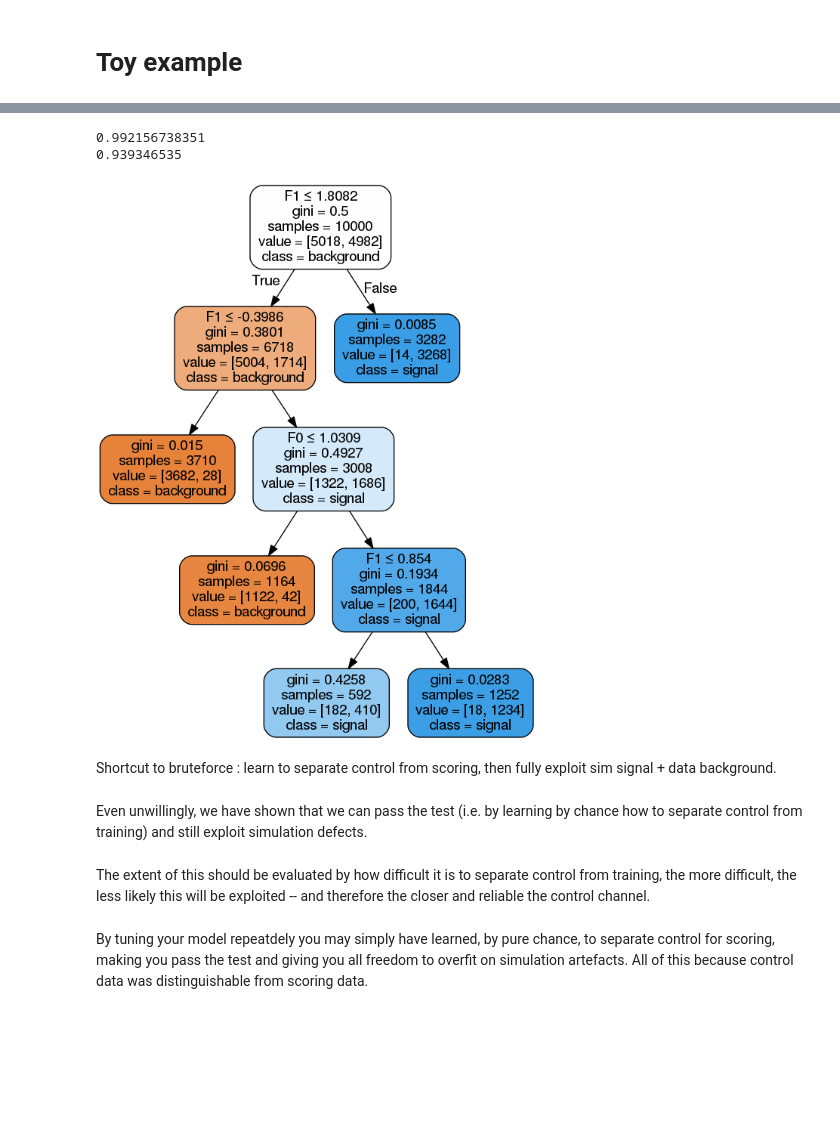
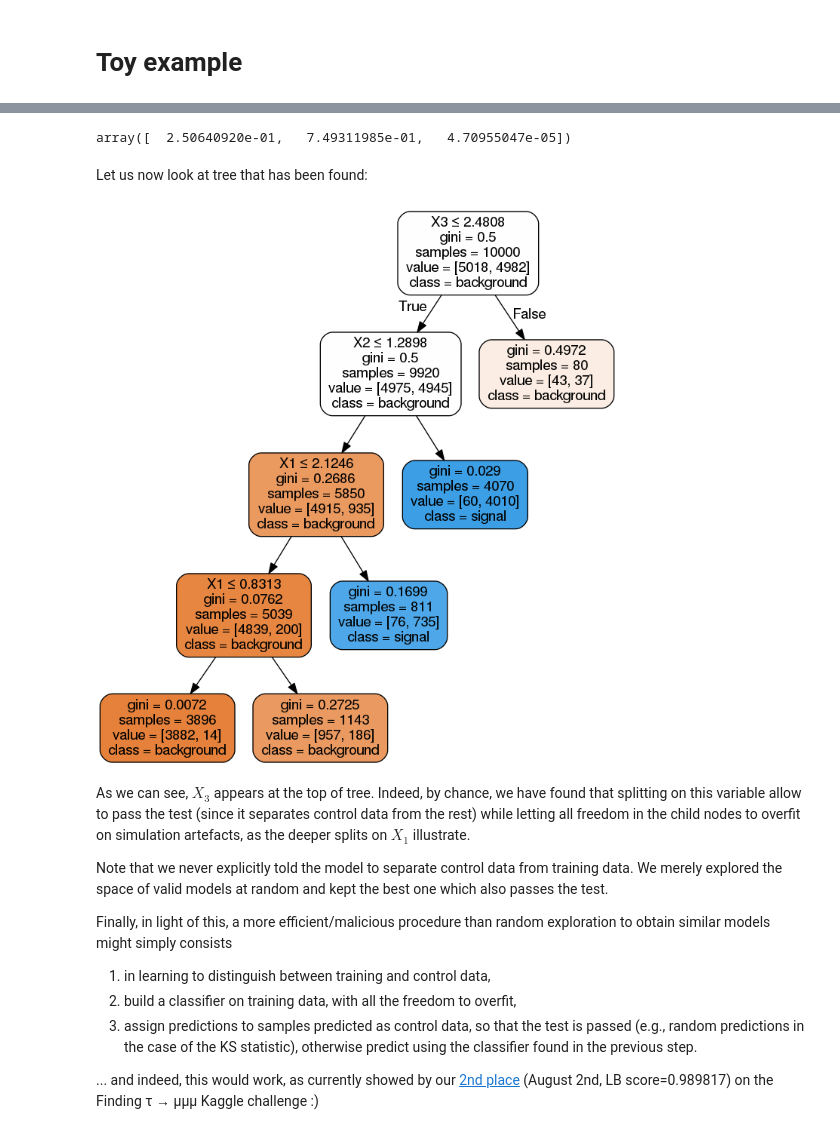
Before and after one commit to glouppe/notebooks, a Jupyter notebook: Classification with a control channel.ipynb, the cells around one changed output, grey strips where cells are left out. Saved outputs shown, nothing was run; the diff lists cells and outputs as text; code cells hidden in the pictures; blank space fills up the shorter version.

```diff
--- a/Classification with a control channel.ipynb
+++ b/Classification with a control channel.ipynb
@@ -62,22 +77,13 @@ As an illustrative example, let us consider
 # %%
-%matplotlib inline
-
-import numpy as np
-import matplotlib.pyplot as plt
+# Generate data
 from scipy.stats import norm
 
-from sklearn.ensemble import RandomForestClassifier
-from sklearn.cross_validation import train_test_split
-from sklearn.metrics import roc_curve
-from sklearn.metrics import roc_auc_score
-
-
 parameters = {
-    "signal-data": [(0, 1), (2, 1), (0, 1)],
-    "signal-sim": [(3, 1), (2.2, 1), (0, 1)],
-    "background-data": [(0, 1), (-1, 1), (0, 1)],
-    "control-data": [(0.2, 1.1), (2, 1.1), (3, 1)],
-    "control-sim": [(3.2, 1.1), (2.2, 1.1), (3, 1)],
+    "signal-data":      [(0, 1),     (2, 1),     (0, 1)],
+    "signal-sim":       [(3, 1),     (2.2, 1),   (0, 1)],
+    "background-data":  [(0, 1),     (-1, 1),    (0, 1)],
+    "control-data":     [(0.3, 1.2), (2.3, 1.2), (3, 1)],
+    "control-sim":      [(3.3, 1.2), (2.5, 1.2), (3, 1)],
 }
 
 def build(label, n_samples=10000):
@@ -89,4 +95,10 @@ def build(label, n_samples=10000):
     X[:, 2] = norm(*p[2]).rvs(n_samples)
 
     return X
+
+X_signal_data = build("signal-data")
+X_signal_sim = build("signal-sim")
+X_background_data = build("background-data")
+X_control_data = build("control-data")
+X_control_sim = build("control-sim")
 # %%
@@ -113,6 +145,11 @@ for i in range(3):
 # %%
-def compute_ks(pred_sim, pred_data):
+from sklearn.metrics import roc_curve
+
+def ks(pred_sim, pred_data):
     y = np.concatenate((np.ones(len(pred_sim)), np.zeros(len(pred_data))))
     pred = np.concatenate((pred_sim, pred_data))
     fpr, tpr, _ = roc_curve(y, pred)
     return np.max(np.abs(fpr - tpr))
+
+print "KS statistic =", ks(rf.predict_proba(X_control_sim)[:, 1],
+                           rf.predict_proba(X_control_data)[:, 1])
@@ -174,31 +216,29 @@ for seed in range(10000):
+# %%
+tree.feature_importances_
+# %% [output]
+array([  2.50640920e-01,   7.49311985e-01,   4.70955047e-05])
+# %% [markdown]
+Let us now look at tree that has been found:
 # %%
-clf = ExtraTreesClassifier(n_estimators=1, max_features=1, max_leaf_nodes=5, random_state=best_seed)
-clf.fit(X_train, y_train)
-
-print roc_auc_score(y_test, clf.predict_proba(X_test)[:, 1])
-
-X_data = np.vstack((X_background_data, X_signal_data))
-y_data = np.concatenate((np.zeros(len(X_background_data)), np.ones(len(X_signal_data))))
-print roc_auc_score(y_data, clf.predict_proba(X_data)[:, 1])
-
 from sklearn.tree import export_graphviz
 from IPython.display import Image
 with open("tree.dot", 'w') as f:
-    f = export_graphviz(clf.estimators_[0], out_file=f, feature_names=["F0", "F1", "F2"],
+    f = export_graphviz(tree.estimators_[0], out_file=f, feature_names=["X1", "X2", "X3"],
                          class_names=["background", "signal"],
                          filled=True, rounded=True,
                          special_characters=True)
 !dot -Tpng tree.dot -o tree.png
 Image("tree.png")
 # %% [output]
-0.992156738351
-0.939346535
-[figure, old version]
+[figure, new version]
-# %% [markdown]
-Shortcut to bruteforce : learn to separate control from scoring, then fully exploit sim signal + data background.
-# %% [markdown]
-Even unwillingly, we have shown that we can pass the test (i.e. by learning by chance how to separate control from training) and still exploit simulation defects.
-# %% [markdown]
-The extent of this should be evaluated by how difficult it is to separate control from training, the more difficult, the less likely this will be exploited -- and therefore the closer and reliable the control channel.
-# %% [markdown]
-By tuning your model repeatdely you may simply have learned, by pure chance, to separate control for scoring, making you pass the test and giving you all freedom to overfit on simulation artefacts. All of this because control data was distinguishable from scoring data.
+# %% [markdown]
+As we can see, $X_3$ appears at the top of tree. Indeed, by chance, we have found that splitting on this variable allow to pass the test (since it separates control data from the rest) while letting all freedom in the child nodes to overfit on simulation artefacts, as the deeper splits on $X_1$ illustrate.
+
+Note that we never explicitly told the model to separate control data from training data. We merely explored the space of valid models at random and kept the best one which also passes the test.
+
+Finally, in light of this, a more efficient/malicious procedure than random exploration to obtain similar models might simply consists
+1. in learning to distinguish between training and control data,
+2. build a classifier on training data, with all the freedom to overfit,
+3. assign predictions to samples predicted as control data, so that the test is passed (e.g., random predictions in the case of the KS statistic), otherwise predict using the classifier found in the previous step.
+
+... and indeed, this would work, as currently showed by our [2nd place](https://www.kaggle.com/c/flavours-of-physics/leaderboard) (August 2nd, LB score=0.989817) on the Finding τ → μμμ Kaggle challenge :)
```
Also changed, not shown: parts of 20 cells of this notebook.
